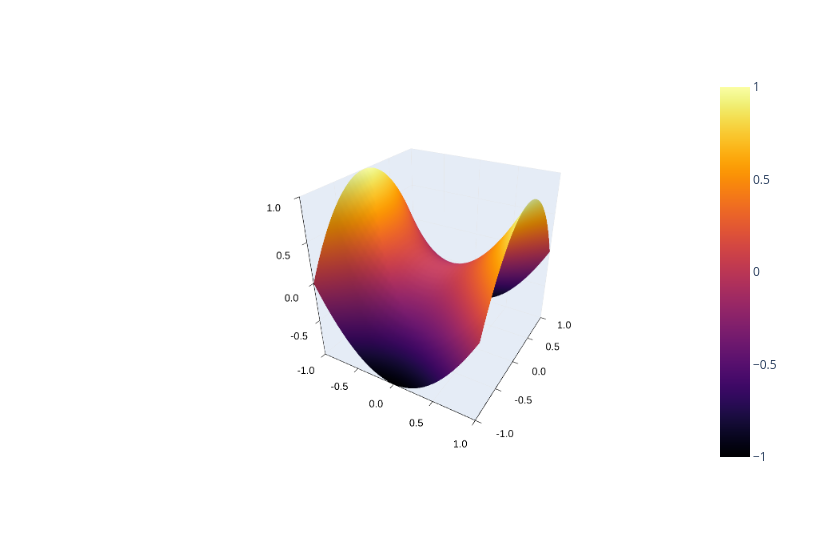
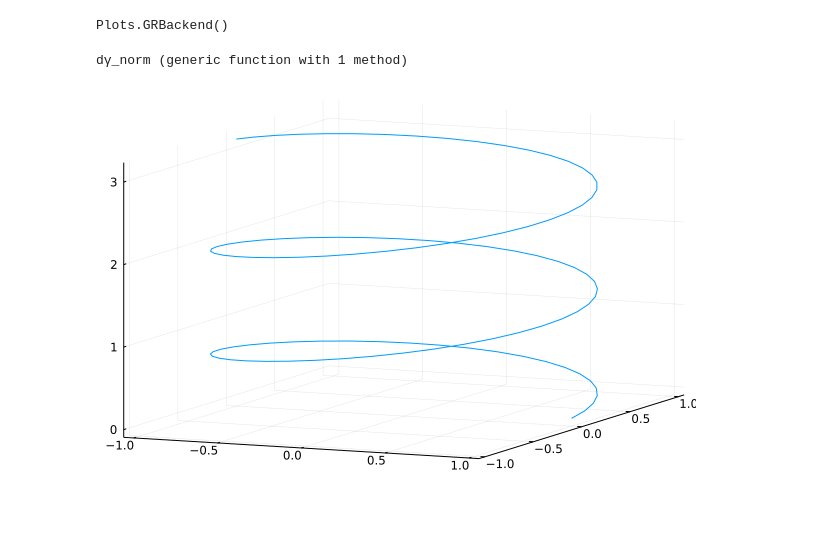
Before and after one commit to MateusGarciaRodolfo/random_coding, a Jupyter notebook: 3D curve and derivative.ipynb, the cells around one changed output. Drawn from its saved outputs; the diff is of its cells as text; code cells hidden in the pictures.

```diff
--- a/3D curve and derivative.ipynb
+++ b/3D curve and derivative.ipynb
@@ -1,8 +0,0 @@
-# %%
-using Plots; plotlyjs()
-
-let x = LinRange(-1,1,31), f(x,y) = x^2 - y^2
-   surface(x,x,f)
-end
-# %% [output]
-[figure, removed]
@@ -8,0 +3,18 @@ end
+# %%
+gr()
+# %% [output]
+Plots.GRBackend()
+# %%
+γ(t) = (cos(5t), sin(5t), t)
+
+norm(vec) = sqrt(sum([coord^2 for coord in vec]))
+
+dγ_dt(t) = [-5sin(5t), 5cos(5t), 1]
+dγ_norm(t) = dγ_dt(t)/norm(dγ_dt(t))
+# %% [output]
+dγ_norm (generic function with 1 method)
+# %%
+ts = range(0, pi, length=100)
+plot([γ(t) for t in ts], label=false)
+# %% [output]
+[figure, added]
```
Also changed, not shown: parts of 5 cells of this notebook.
